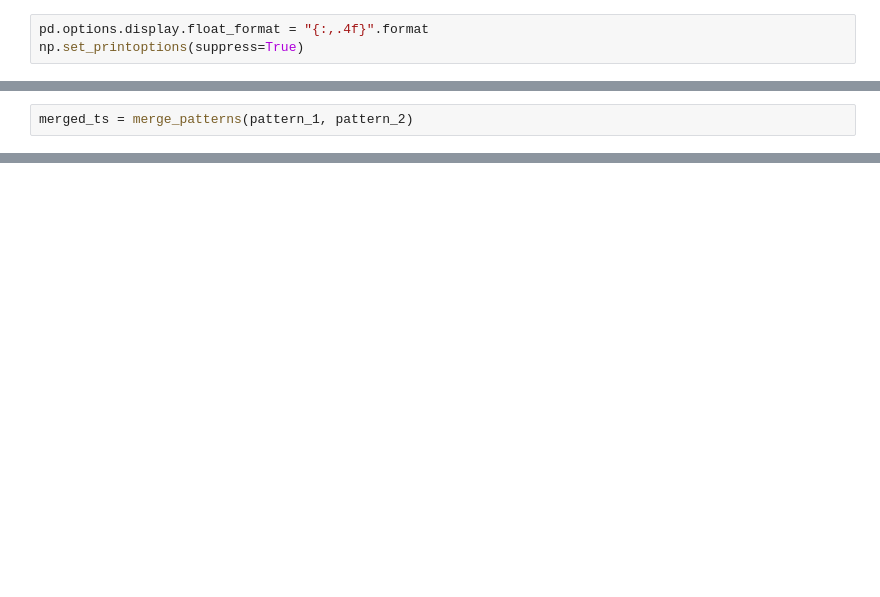
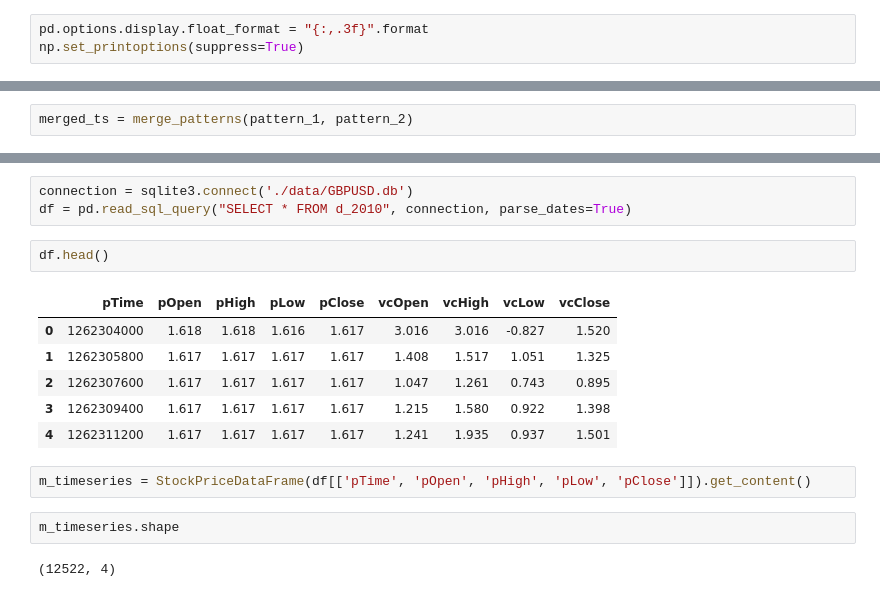
Before and after one commit to denisvivdenko/stock-prices-pattern-recognition, a Jupyter notebook: notebooks/stumpy_experiment.ipynb, the cells around one changed output, grey strips where cells are left out. Drawn from its saved outputs; the diff is of its cells as text; blank space fills up the shorter version.

```diff
--- a/notebooks/stumpy_experiment.ipynb
+++ b/notebooks/stumpy_experiment.ipynb
@@ -10,4 +11,4 @@ from sklearn.preprocessing import normalize
 # %%
-pd.options.display.float_format = "{:,.4f}".format
+pd.options.display.float_format = "{:,.3f}".format
 np.set_printoptions(suppress=True)
 # %%
@@ -259,0 +277,18 @@ sns.lineplot(data=pattern_2)
+# %%
+connection = sqlite3.connect('./data/GBPUSD.db')
+df = pd.read_sql_query("SELECT * FROM d_2010", connection, parse_dates=True)
+# %%
+df.head()
+# %% [output]
+|  | pTime | pOpen | pHigh | pLow | pClose | vcOpen | vcHigh | vcLow | vcClose |
+| 0 | 1262304000 | 1.618 | 1.618 | 1.616 | 1.617 | 3.016 | 3.016 | -0.827 | 1.520 |
+| 1 | 1262305800 | 1.617 | 1.617 | 1.617 | 1.617 | 1.408 | 1.517 | 1.051 | 1.325 |
+| 2 | 1262307600 | 1.617 | 1.617 | 1.617 | 1.617 | 1.047 | 1.261 | 0.743 | 0.895 |
+| 3 | 1262309400 | 1.617 | 1.617 | 1.617 | 1.617 | 1.215 | 1.580 | 0.922 | 1.398 |
+| 4 | 1262311200 | 1.617 | 1.617 | 1.617 | 1.617 | 1.241 | 1.935 | 0.937 | 1.501 |
+# %%
+m_timeseries = StockPriceDataFrame(df[['pTime', 'pOpen', 'pHigh', 'pLow', 'pClose']]).get_content()
+# %%
+m_timeseries.shape
+# %% [output]
+(12522, 4)
```
Also changed, not shown: parts of 27 cells of this notebook, 3 other files.
